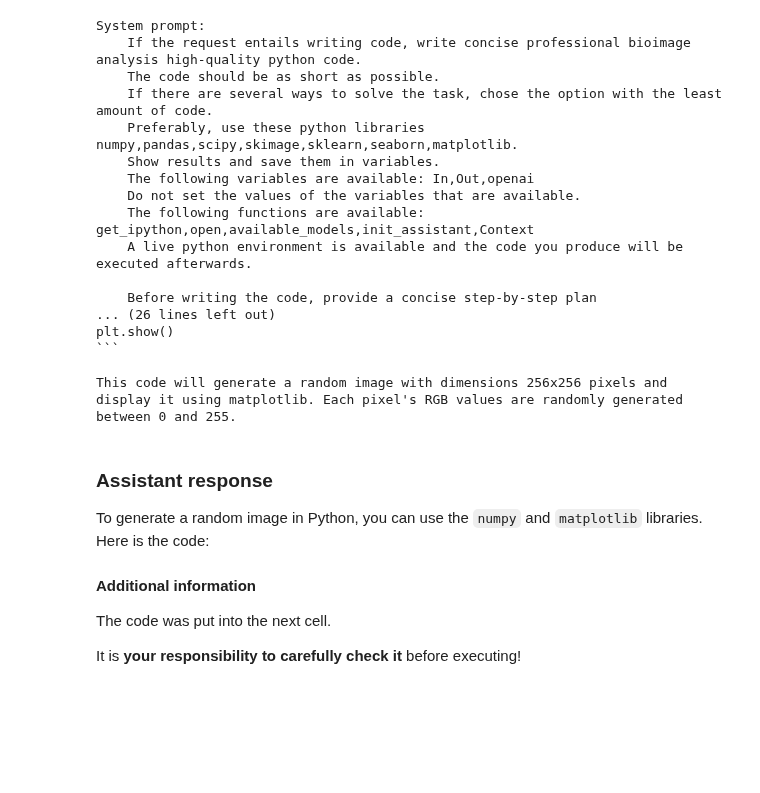
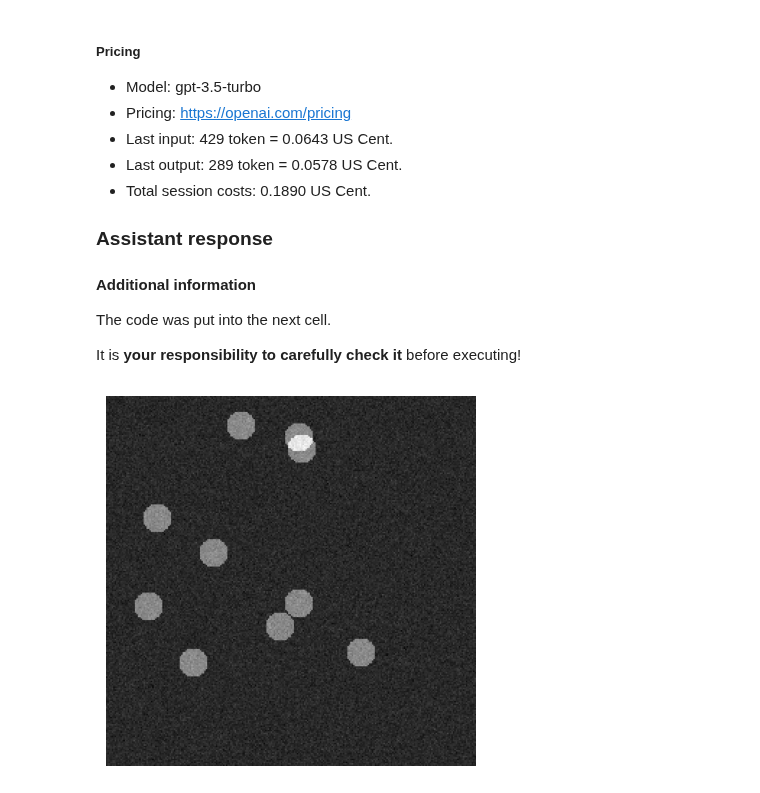
Before and after one commit to haesleinhuepf/bia-bob, a Jupyter notebook: demo/playground.ipynb, the cells around one changed output. Cells and saved outputs as stored; diff of their text form; code cells hidden in the pictures; blank space fills up the shorter version.

Commit message:
Add total session cost information

````diff
--- a/demo/playground.ipynb
+++ b/demo/playground.ipynb
@@ -38,28 +14,53 @@ print("Hello World")
 # %%
-%ai great! please write code to generate a random image!
+%%ai
+please write code to generate a noisy grayscale image containing 10 blurry blobs with a diameter of 20 pixels each.
 # %% [output]
-System prompt:
-    If the request entails writing code, write concise professional bioimage analysis high-quality python code.
-    The code should be as short as possible.
-    If there are several ways to solve the task, chose the option with the least amount of code.
-    Preferably, use these python libraries numpy,pandas,scipy,skimage,sklearn,seaborn,matplotlib.
-    Show results and save them in variables.
-    The following variables are available: In,Out,openai
-    Do not set the values of the variables that are available.
-    The following functions are available: get_ipython,open,available_models,init_assistant,Context
-    A live python environment is available and the code you produce will be executed afterwards.
-
-    Before writing the code, provide a concise step-by-step plan
-... (26 lines left out)
-plt.show()
-```
-
-This code will generate a random image with dimensions 256x256 pixels and display it using matplotlib. Each pixel's RGB values are randomly generated between 0 and 255.
+
+##### Pricing
+
+- Model: gpt-3.5-turbo
+- Pricing: https://openai.com/pricing
+- Last input: 429 token = 0.0643 US Cent.
+- Last output: 289 token = 0.0578 US Cent.
+- Total session costs: 0.1890 US Cent.
+
 ### Assistant response
 
-To generate a random image in Python, you can use the `numpy` and `matplotlib` libraries. Here is the code:
+
 #### Additional information
 
 The code was put into the next cell.
 
 It is **your responsibility to carefully check it** before executing!
+# %%
+import numpy as np
+import matplotlib.pyplot as plt
+
+# Create an empty array for the grayscale image
+image = np.zeros((256, 256))
+
+# Generate random coordinates for the centers of the blobs
+np.random.seed(10)
+coordinates = np.random.randint(20, 236, size=(10, 2))
+
+# Generate blurry blobs with a diameter of 20 pixels
+for center in coordinates:
+    # Compute the distances from each pixel to the blob center
+    distances = np.sqrt(np.sum((np.indices((256, 256)).T - center)**2, axis=2))
+
+    # Create a binary mask where pixels within 10 units of the center are set to 1
+    mask = np.where(distances < 10, 1, 0)
+
+    # Apply the mask to the grayscale image array, creating a blurry circle
+    image += mask
+
+# Add random noise to the grayscale image
+noise = np.random.normal(0, 0.1, (256, 256))
+image += noise
+
+# Visualize the generated image
+plt.imshow(image, cmap='gray')
+plt.axis('off')
+plt.show()
+# %% [output]
+[figure, added]
````
Also changed, not shown: parts of 13 cells of this notebook, 4 other files.
